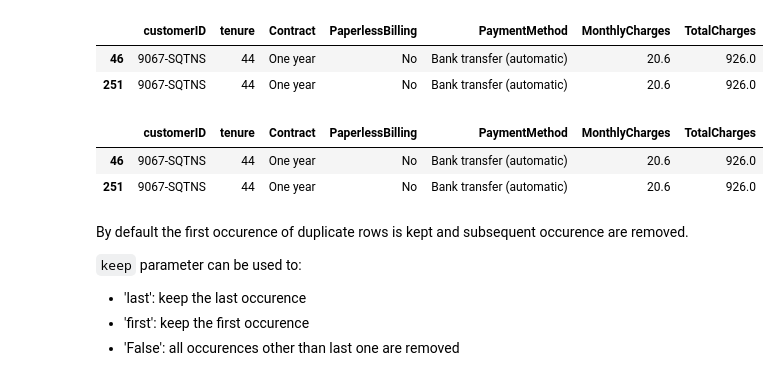
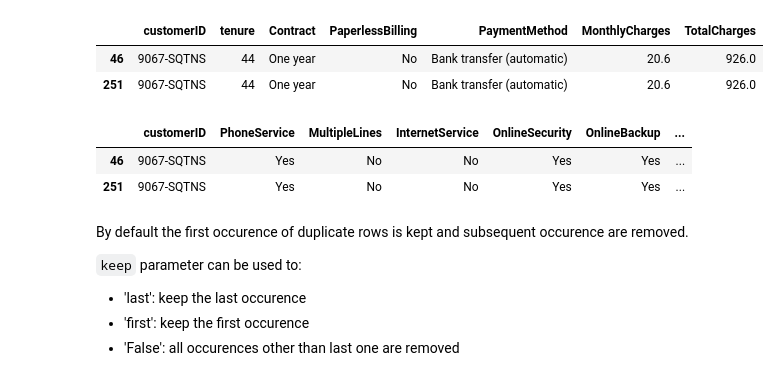
Before and after one commit to Heet06/MLUP001, a Jupyter notebook: Week-4/data_preparation.ipynb, the cells around one changed output. Cells and saved outputs as stored; diff of their text form; code cells hidden in the pictures.

```diff
--- a/Week-4/data_preparation.ipynb
+++ b/Week-4/data_preparation.ipynb
@@ -80,11 +80,11 @@ acDetails[acDetails.duplicated(['customerID'], keep=False)]
 | 46 | 9067-SQTNS | 44 | One year | No | Bank transfer (automatic) | 20.6 | 926.0 |
 | 251 | 9067-SQTNS | 44 | One year | No | Bank transfer (automatic) | 20.6 | 926.0 |
 # %%
-acDetails[acDetails.duplicated(['customerID'], keep=False)]
+serviceDetails[serviceDetails.duplicated(['customerID'], keep=False)]
 # %% [output]
-|  | customerID | tenure | Contract | PaperlessBilling | PaymentMethod | MonthlyCharges | TotalCharges |
-| 46 | 9067-SQTNS | 44 | One year | No | Bank transfer (automatic) | 20.6 | 926.0 |
-| 251 | 9067-SQTNS | 44 | One year | No | Bank transfer (automatic) | 20.6 | 926.0 |
+|  | customerID | PhoneService | MultipleLines | InternetService | OnlineSecurity | OnlineBackup | ... |
+| 46 | 9067-SQTNS | Yes | No | No | Yes | Yes | ... |
+| 251 | 9067-SQTNS | Yes | No | No | Yes | Yes | ... |
 # %%
 # Removing Duplicate Records
 
```
Also changed, not shown: parts of 55 cells of this notebook.
